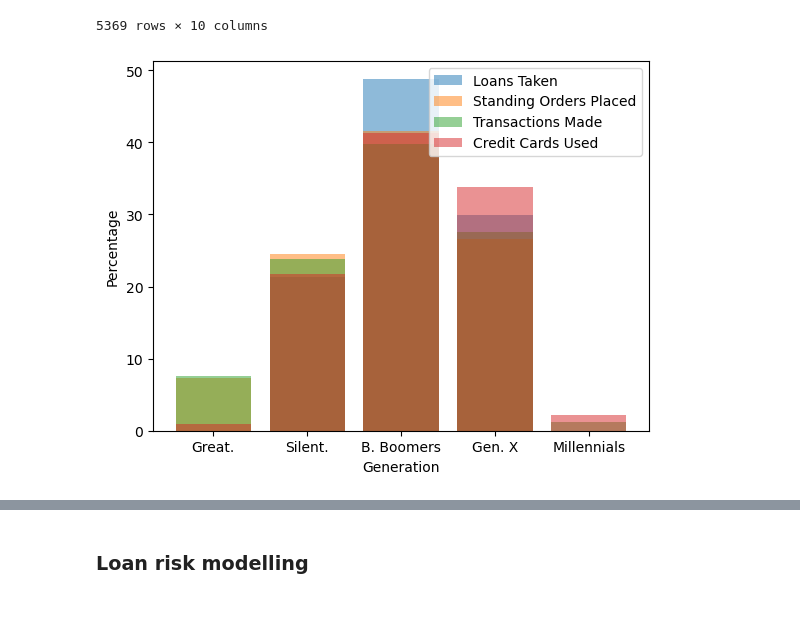
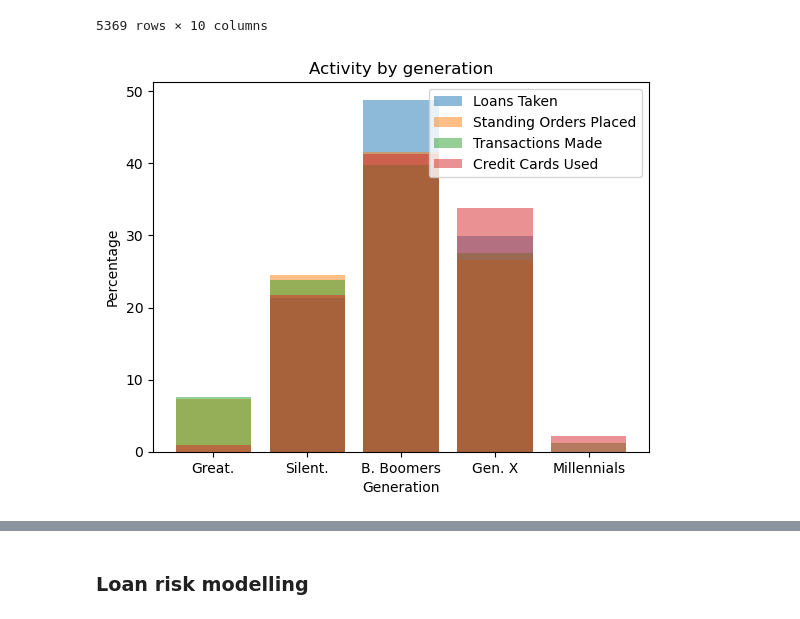
Before and after one commit to irismessage/data-essay, a Jupyter notebook: DATA Assessment 2023-24.ipynb, the cells around one changed output, grey strips where cells are left out. Saved outputs shown, nothing was run; the diff lists cells and outputs as text; code cells hidden in the pictures.

Commit message:
Region charts

```diff
--- a/DATA Assessment 2023-24.ipynb
+++ b/DATA Assessment 2023-24.ipynb
@@ -491,23 +492,18 @@ plt.show()
 # %%
 con = sqlite3.connect(sqlf)
-# can write justificaiton of why owner
+# todo can write justificaiton of why owner
 
-client_loancount = pd.read_sql_query(
-    "SELECT clientID, count(loanID) as loanCount FROM Loan JOIN Disposition ON Loan.dispID = Disposition.dispID WHERE Disposition.dispType = 'OWNER' GROUP BY clientID;",
-    con
-)
-client_orderscount = pd.read_sql_query(
-    "SELECT clientID, count(orderID) as orderCount FROM StandingOrder JOIN Disposition ON StandingOrder.dispID = Disposition.dispID WHERE Disposition.dispType = 'OWNER' GROUP BY clientID;",
-    con
-)
-client_transcount = pd.read_sql_query(
-    "SELECT clientID, count(transID) as transCount FROM BankTransaction JOIN Disposition ON BankTransaction.dispID = Disposition.dispID WHERE Disposition.dispType = 'OWNER' GROUP BY clientID;",
-    con
-)
-client_cardcount = pd.read_sql_query(
-    "SELECT clientID, count(cardID) as cardCount FROM CreditCard JOIN Disposition ON CreditCard.dispID = Disposition.dispID WHERE Disposition.dispType = 'OWNER' GROUP BY clientID;",
-    con
-)
+def client_action_count(table, column, col_as):
+    query = "SELECT clientID, count({column}) as {col_as} FROM {table} JOIN Disposition ON {table}.dispID = Disposition.dispID WHERE Disposition.dispType = 'OWNER' GROUP BY clientID;"
+    return pd.read_sql_query(
+        query.format(table=table, column=column, col_as=col_as),
+        con
+    )
+
+client_loancount = client_action_count("Loan", "loanID", "loanCount")
+client_orderscount = client_action_count("StandingOrder", "orderID", "orderCount")
+client_transcount = client_action_count("BankTransaction", "transID", "transCount")
+client_cardcount = client_action_count("CreditCard", "cardID", "cardCount")
 con.close()
 
 dfccounts = dfc.copy()
@@ -548,26 +544,27 @@ dfccounts
 # %%
 fig, ax = plt.subplots()
 
 column_names = {
     "loanCount": "Loans Taken",
     "orderCount": "Standing Orders Placed",
     "transCount": "Transactions Made",
     "cardCount": "Credit Cards Used"
 }
 
 alpha = dict(alpha=0.5)
 
 grouping = dfccounts.groupby("generation")
 for col, col_name in column_names.items():
     bins = grouping[col].sum() / dfccounts[col].sum() * 100
     bins = bins[labels]  # order
     ax.bar(bins.index, bins, label=col_name, **alpha)
 
+ax.set_title("Activity by generation")
 ax.set_xlabel("Generation")
 ax.set_ylabel("Percentage")
 ax.legend()
 
 plt.show()
 # %% [output]
-[figure, old version]
+[figure, new version]
 # %%
```
Also changed, not shown: parts of 5 cells of this notebook.
